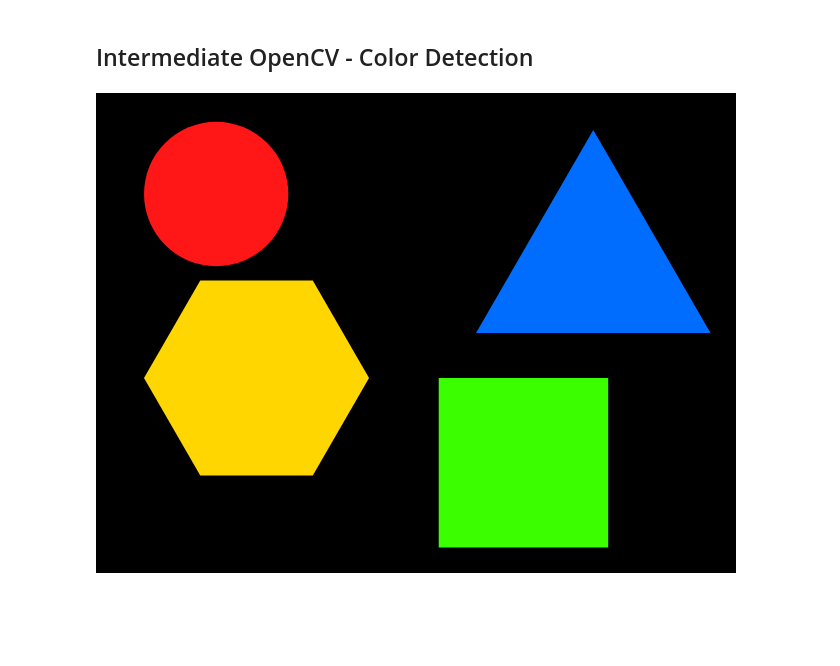
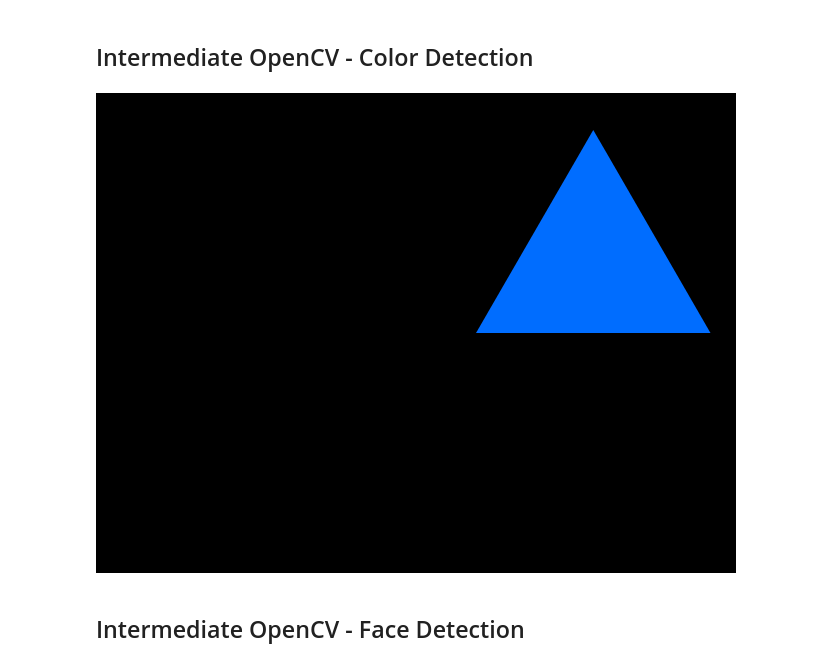
Before and after one commit to sreyan-ghosh/ml_revision, a Jupyter notebook: tinkering_opencv.ipynb, the cells around one changed output. Saved outputs shown, nothing was run; the diff lists cells and outputs as text; code cells hidden in the pictures; blank space fills up the shorter version.

Commit message:
exploring OpenCV

```diff
--- a/tinkering_opencv.ipynb
+++ b/tinkering_opencv.ipynb
@@ -119,8 +119,28 @@ cv2_imshow(img)
 [figure]
 # %% [markdown]
 ## Intermediate OpenCV - Color Detection
-# %%
-image = cv2.imread("images/shapes.png")
-cv2_imshow(image)
-# %% [output]
-[figure, removed]
+# %%
+image = cv2.imread("images/shapes.png")
+# cv2_imshow(image)
+
+# Converting to HSV format for easier manipulation
+hsv = cv2.cvtColor(image, cv2.COLOR_BGR2HSV)
+
+# Extracting the required mask color
+lower_hue = np.array([65,0,0])
+upper_hue = np.array([110,255,255])
+# Here we have used hue values between (65,110) that is for blue.
+# The other values are:
+# Red: (0,20)
+# Green: (46,91)
+# Yellow: (21,45)
+
+# Creating a mask that allows only the required color
+mask = cv2.inRange(hsv, lower_hue, upper_hue)
+# cv2_imshow(mask)
+result = cv2.bitwise_and(image, image, mask=mask)
+cv2_imshow(result)
+# %% [output]
+[figure, added]
+# %% [markdown]
+## Intermediate OpenCV - Face Detection
```
